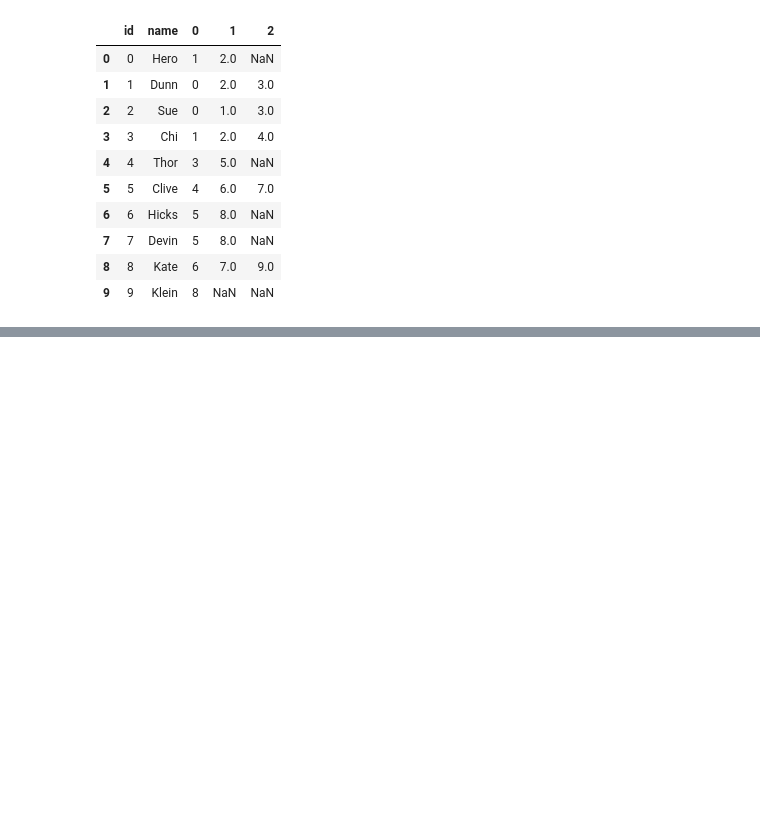
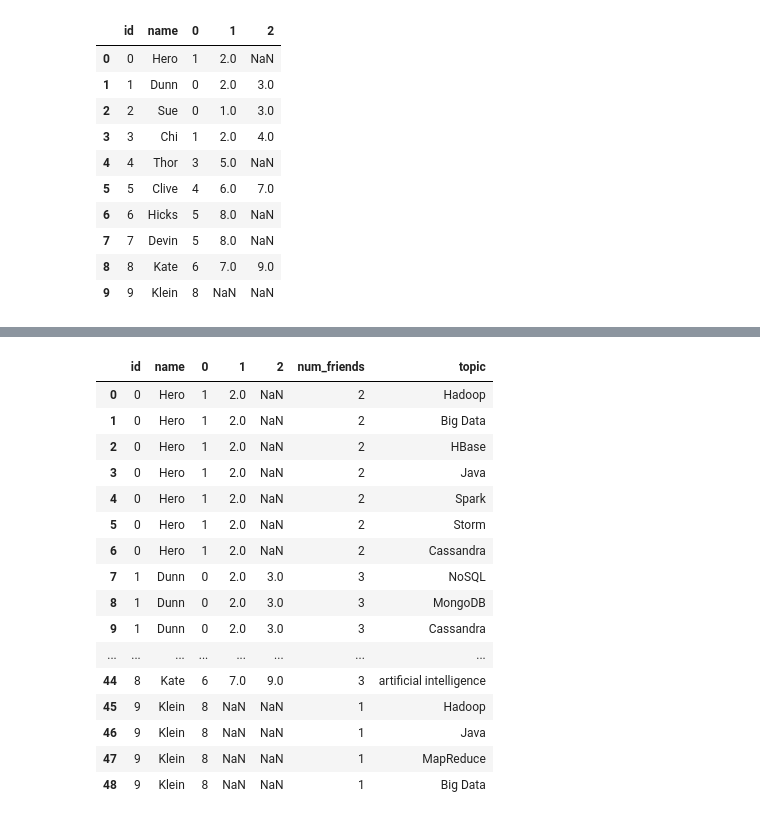
Before and after one commit to PaulApivat/dsfs, a Jupyter notebook: ch1/friendship_network.ipynb, the cells around one changed output, grey strips where cells are left out. Cells and saved outputs as stored; diff of their text form; code cells hidden in the pictures; blank space fills up the shorter version.

Commit message:
modify friendship_network.ipynb create final dataframe

```diff
--- a/ch1/friendship_network.ipynb
+++ b/ch1/friendship_network.ipynb
@@ -204,0 +221,3 @@ NameError: name 'number_of_friends' is not defined
+# %%
+num_friends_by_id = pd.DataFrame(num_friends_by_id, columns = ['id', 'num_friends'])
+num_friends_by_id
@@ -204,0 +236,3 @@ NameError: name 'number_of_friends' is not defined
+# %%
+users_friendships_2 = pd.merge(users_friendships, num_friends_by_id, on='id')
+users_friendships_2
@@ -204,0 +251,19 @@ NameError: name 'number_of_friends' is not defined
+# %%
+interests = [
+    (0, "Hadoop"), (0, "Big Data"), (0, "HBase"), (0, "Java"),
+    (0, "Spark"), (0, "Storm"), (0, "Cassandra"),
+    (1, "NoSQL"), (1, "MongoDB"), (1, "Cassandra"), (1, "HBase"),
+    (1, "Postgres"), (2, "Python"), (2, "scikit-learn"), (2, "scipy"),
+    (2, "numpy"), (2, "statsmodels"), (2, "pandas"), (3, "R"), (3, "Python"),
+    (3, "statistics"), (3, "regression"), (3, "probability"),
+    (4, "machine learning"), (4, "regression"), (4, "decision trees"),
+    (4, "libsvm"), (5, "Python"), (5, "R"), (5, "Java"), (5, "C++"),
+    (5, "Haskell"), (5, "programming langauges"), (6, "statistics"),
+    (6, "probability"), (6, "mathematics"), (6, "theory"),
+    (7, "machine learning"), (7, "scikit-learn"), (7, "Mahout"),
+    (7, "neural networks"), (8, "neural networks"), (8, "deep learning"),
+    (8, "Big Data"), (8, "artificial intelligence"), (9, "Hadoop"),
+    (9, "Java"), (9, "MapReduce"), (9, "Big Data")
+    ]
+
+interests
@@ -204,0 +288,3 @@ NameError: name 'number_of_friends' is not defined
+# %%
+interests_df = pd.DataFrame(interests, columns = ['id', 'topic'])
+interests_df
@@ -204,0 +309,21 @@ NameError: name 'number_of_friends' is not defined
+# %%
+user_friendship_topics = pd.merge(users_friendships_2, interests_df, on='id')
+user_friendship_topics
+# %% [output]
+|  | id | name | 0 | 1 | 2 | num_friends | topic |
+| 0 | 0 | Hero | 1 | 2.0 | NaN | 2 | Hadoop |
+| 1 | 0 | Hero | 1 | 2.0 | NaN | 2 | Big Data |
+| 2 | 0 | Hero | 1 | 2.0 | NaN | 2 | HBase |
+| 3 | 0 | Hero | 1 | 2.0 | NaN | 2 | Java |
+| 4 | 0 | Hero | 1 | 2.0 | NaN | 2 | Spark |
+| 5 | 0 | Hero | 1 | 2.0 | NaN | 2 | Storm |
+| 6 | 0 | Hero | 1 | 2.0 | NaN | 2 | Cassandra |
+| 7 | 1 | Dunn | 0 | 2.0 | 3.0 | 3 | NoSQL |
+| 8 | 1 | Dunn | 0 | 2.0 | 3.0 | 3 | MongoDB |
+| 9 | 1 | Dunn | 0 | 2.0 | 3.0 | 3 | Cassandra |
+| ... | ... | ... | ... | ... | ... | ... | ... |
+| 44 | 8 | Kate | 6 | 7.0 | 9.0 | 3 | artificial intelligence |
+| 45 | 9 | Klein | 8 | NaN | NaN | 1 | Hadoop |
+| 46 | 9 | Klein | 8 | NaN | NaN | 1 | Java |
+| 47 | 9 | Klein | 8 | NaN | NaN | 1 | MapReduce |
+| 48 | 9 | Klein | 8 | NaN | NaN | 1 | Big Data |
```
Also changed, not shown: parts of 6 cells of this notebook.
